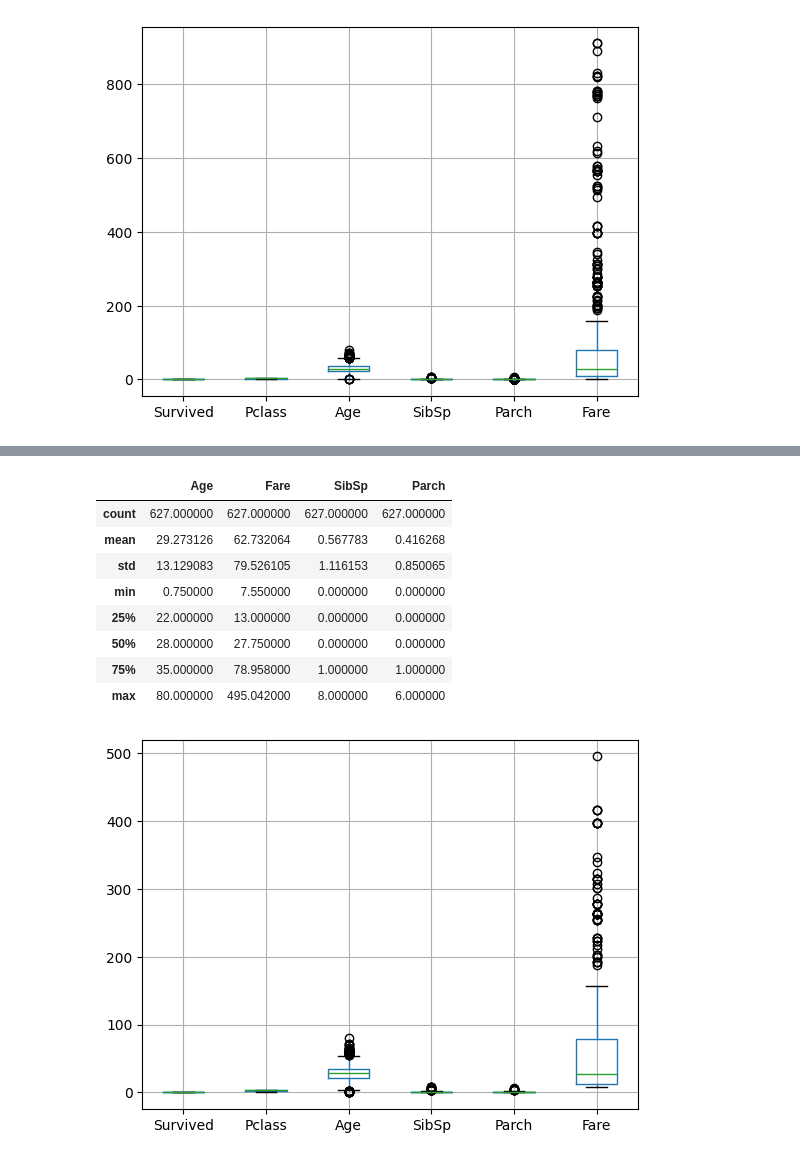
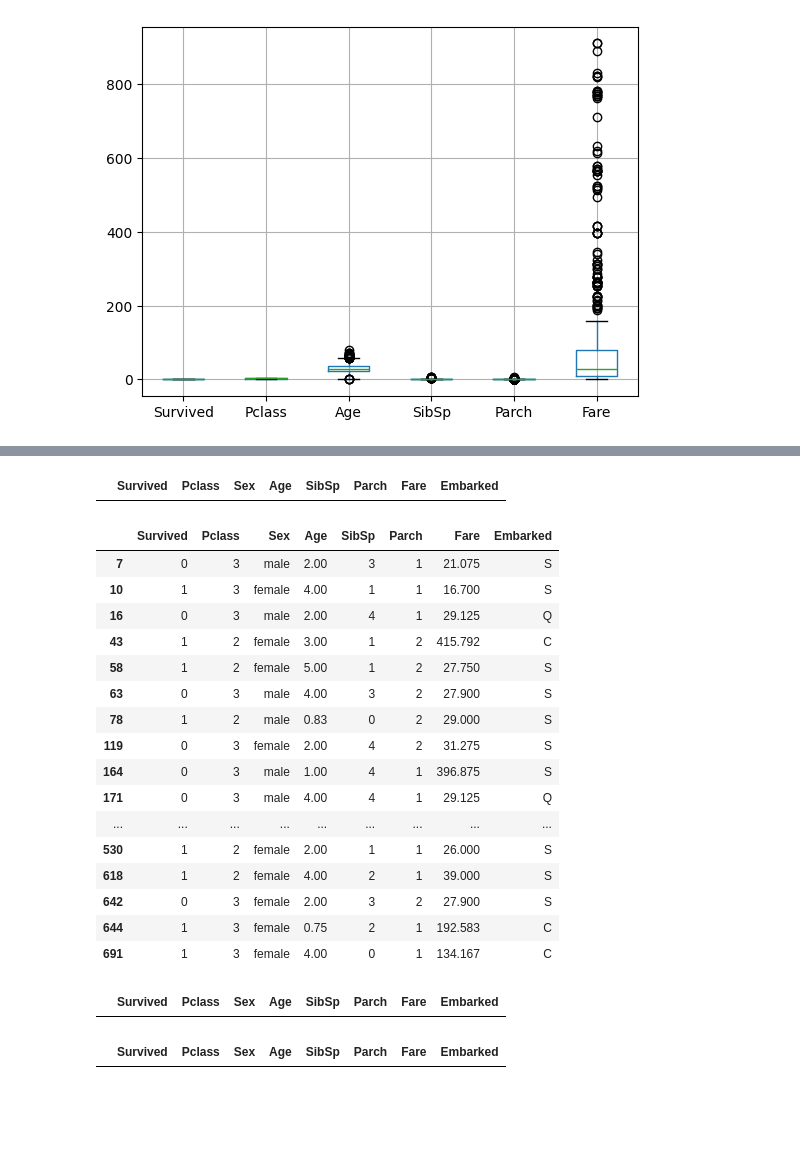
Before and after one commit to Rafluz/Titanic, a Jupyter notebook: praprocesingprecentile.ipynb, the cells around one changed output, grey strips where cells are left out. Saved outputs shown, nothing was run; the diff lists cells and outputs as text; code cells hidden in the pictures; blank space fills up the shorter version.

```diff
--- a/praprocesingprecentile.ipynb
+++ b/praprocesingprecentile.ipynb
@@ -252,22 +235,42 @@ def Percentiles(nama_kol , dataset:pd.DataFrame):
-# %%
-# menangani outlier pada kolom 'Age','SibSp','Parch','Ticket','Fare'
-limits = {}  # Dictionary untuk menyimpan batas bawah dan atas outlier
-cols = ['Age', 'SibSp', 'Parch', 'Fare']
-dstitanic=Percentiles('Fare',dstitanic)
-# %%
-dstitanic[['Age','Fare', 'SibSp', 'Parch']].describe()
-# %% [output]
-|  | Age | Fare | SibSp | Parch |
-| count | 627.000000 | 627.000000 | 627.000000 | 627.000000 |
-| mean | 29.273126 | 62.732064 | 0.567783 | 0.416268 |
-| std | 13.129083 | 79.526105 | 1.116153 | 0.850065 |
-| min | 0.750000 | 7.550000 | 0.000000 | 0.000000 |
-| 25% | 22.000000 | 13.000000 | 0.000000 | 0.000000 |
-| 50% | 28.000000 | 27.750000 | 0.000000 | 0.000000 |
-| 75% | 35.000000 | 78.958000 | 1.000000 | 1.000000 |
-| max | 80.000000 | 495.042000 | 8.000000 | 6.000000 |
-# %%
-dstitanic.boxplot()
-plt.show()
-# %% [output]
-[figure, removed]
+# %%
+cols = ['Age', 'SibSp', 'Parch', 'Fare']
+lower = dstitanic[cols].quantile(0.05)
+upper = dstitanic[cols].quantile(0.95)
+# %%
+outlier = dstitanic[
+    (dstitanic['Age'] < lower['Age']) &
+    (dstitanic['SibSp'] < lower['SibSp']) &
+    (dstitanic['Parch'] < lower['Parch']) &
+    (dstitanic['Fare'] < lower['Fare'])
+]
+outlier
+# %% [output]
+|  | Survived | Pclass | Sex | Age | SibSp | Parch | Fare | Embarked |
+# %%
+dstitanic[dstitanic['Age'] < lower['Age']]
+# %% [output]
+|  | Survived | Pclass | Sex | Age | SibSp | Parch | Fare | Embarked |
+| 7 | 0 | 3 | male | 2.00 | 3 | 1 | 21.075 | S |
+| 10 | 1 | 3 | female | 4.00 | 1 | 1 | 16.700 | S |
+| 16 | 0 | 3 | male | 2.00 | 4 | 1 | 29.125 | Q |
+| 43 | 1 | 2 | female | 3.00 | 1 | 2 | 415.792 | C |
+| 58 | 1 | 2 | female | 5.00 | 1 | 2 | 27.750 | S |
+| 63 | 0 | 3 | male | 4.00 | 3 | 2 | 27.900 | S |
+| 78 | 1 | 2 | male | 0.83 | 0 | 2 | 29.000 | S |
+| 119 | 0 | 3 | female | 2.00 | 4 | 2 | 31.275 | S |
+| 164 | 0 | 3 | male | 1.00 | 4 | 1 | 396.875 | S |
+| 171 | 0 | 3 | male | 4.00 | 4 | 1 | 29.125 | Q |
+| ... | ... | ... | ... | ... | ... | ... | ... | ... |
+| 530 | 1 | 2 | female | 2.00 | 1 | 1 | 26.000 | S |
+| 618 | 1 | 2 | female | 4.00 | 2 | 1 | 39.000 | S |
+| 642 | 0 | 3 | female | 2.00 | 3 | 2 | 27.900 | S |
+| 644 | 1 | 3 | female | 0.75 | 2 | 1 | 192.583 | C |
+| 691 | 1 | 3 | female | 4.00 | 0 | 1 | 134.167 | C |
+# %%
+dstitanic[dstitanic['SibSp'] < lower['SibSp']]
+# %% [output]
+|  | Survived | Pclass | Sex | Age | SibSp | Parch | Fare | Embarked |
+# %%
+dstitanic[dstitanic['Parch'] < lower['Parch']]
+# %% [output]
+|  | Survived | Pclass | Sex | Age | SibSp | Parch | Fare | Embarked |
```
Also changed, not shown: parts of 11 cells of this notebook, 2 other files.
